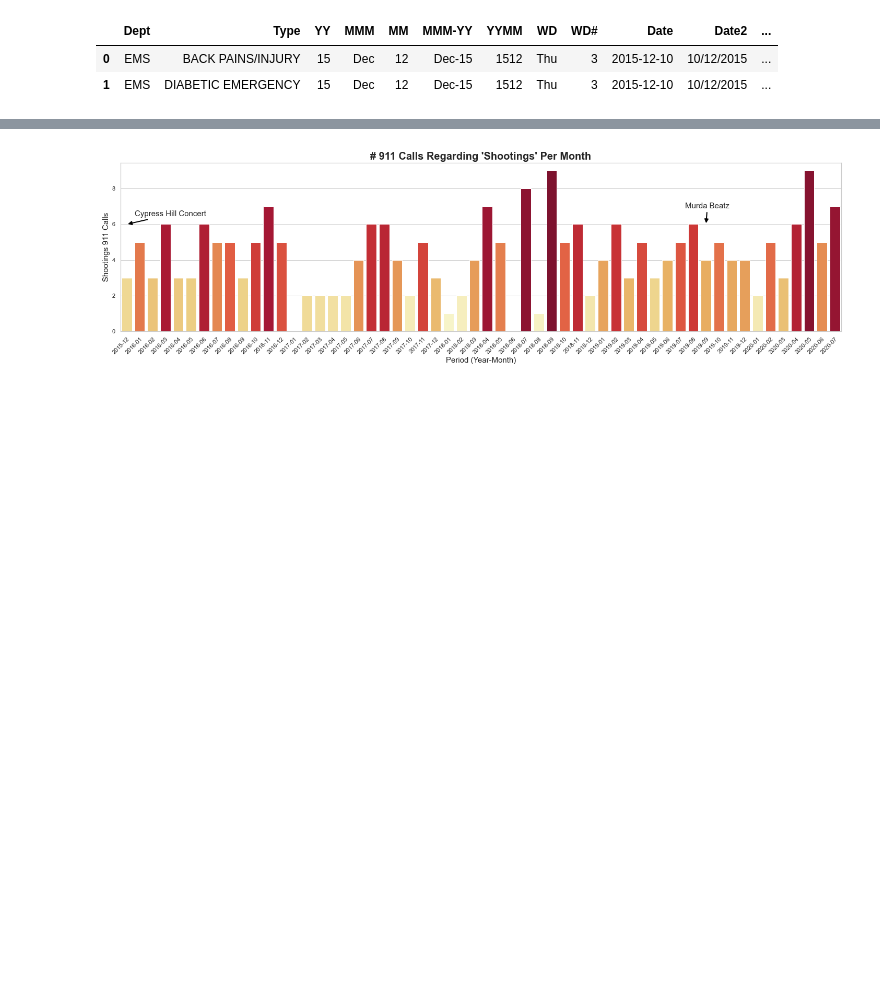
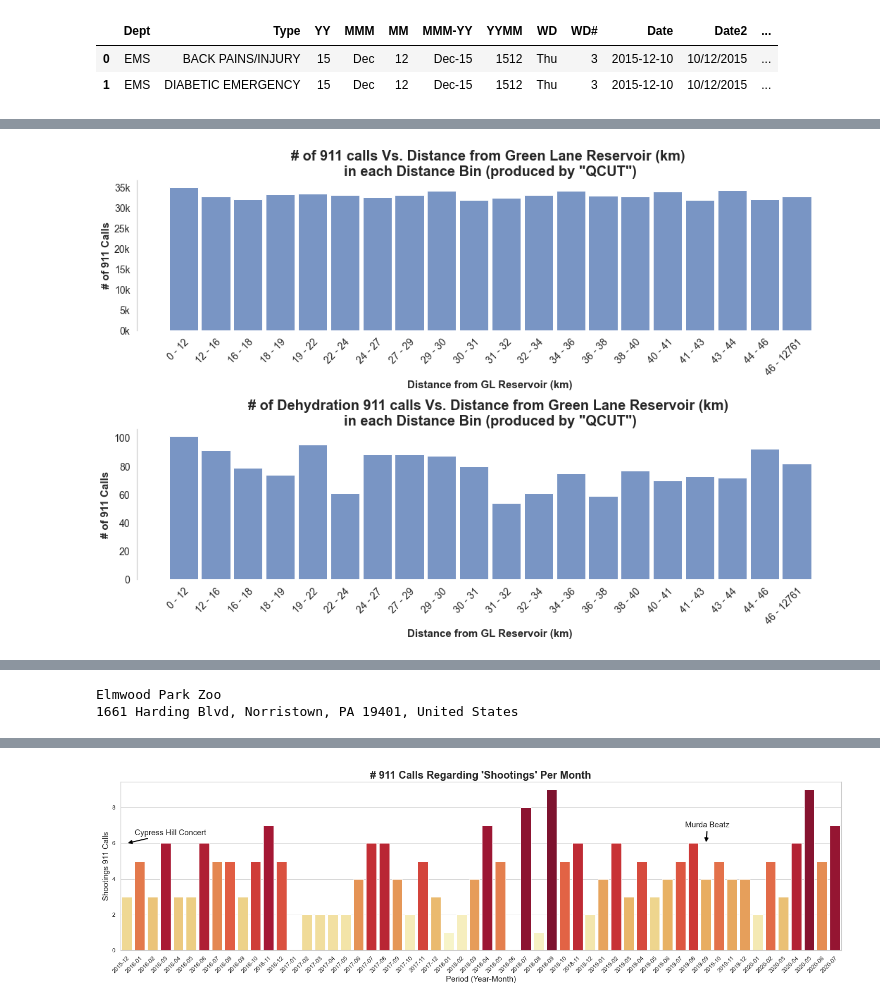
Before and after one commit to ClodettaV/Team_challenge_1, a Jupyter notebook: Dans_Part.ipynb, the cells around one changed output, grey strips where cells are left out. Saved outputs shown, nothing was run; the diff lists cells and outputs as text; code cells hidden in the pictures; blank space fills up the shorter version.

```diff
--- a/Dans_Part.ipynb
+++ b/Dans_Part.ipynb
@@ -633,0 +576,60 @@ mpld3.display()
+# %%
+fig6, axes = plt.subplots(2,figsize=(15,10))
+ax5 = axes[0]
+ax6 = axes[1]
+
+axes[0].grid(False)
+
+axes[0]=sns.histplot(Distances_df,ax=axes[0], x="km from Reservoir bin",shrink=0.9, discrete=True,fill=True)
+
+
+axes[0].set_title('# of 911 calls Vs. Distance from Green Lane Reservoir (km) \nin each Distance Bin (produced by "QCUT")',
+             fontdict ={
+                 'fontsize': 20,
+                 'fontweight' : 'bold'
+                         })
+
+axes[0].set_xlabel(f"Distance from GL Reservoir (km)",size=15,fontweight='bold')
+
+axes[0].set_ylabel(f"# of 911 Calls",size=15,fontweight='bold')
+
+axes[0].set_xticklabels(labels1,rotation=45,ha="right",rotation_mode='anchor',fontdict={'fontsize':14})
+
+yticks=ax5.get_yticks()
+axes[0].set_yticklabels(['{:,.0f}k'.format(x/1000)  for x in yticks],fontdict={'fontsize':14})
+
+#sns.despine(left=False, bottom=True)
+
+
+
+Dehydration_df=Distances_df.loc[Distances_df["Type"]=="DEHYDRATION"]
+
+ax6.grid(False)
+
+ax6=sns.histplot(Dehydration_df, x="km from Reservoir bin",shrink=0.9, discrete=True,fill=True)
+
+
+ax6.set_title('# of Dehydration 911 calls Vs. Distance from Green Lane Reservoir (km) \nin each Distance Bin (produced by "QCUT")',
+             fontdict ={
+                 'fontsize': 20,
+                 'fontweight' : 'bold'
+                         })
+
+ax6.set_xlabel(f"Distance from GL Reservoir (km)",size=15,fontweight='bold')
+
+ax6.set_ylabel(f"# of 911 Calls",size=15,fontweight='bold')
+
+ax6.set_xticklabels(labels1,rotation=45,ha="right",rotation_mode='anchor',fontdict={'fontsize':14})
+
+yticks2=ax6.get_yticks()
+ax6.set_yticklabels(['{:,.0f}'.format(x)  for x in yticks2],fontdict={'fontsize':14})
+
+sns.despine(left=False, bottom=True)
+
+
+fig6.tight_layout()
+
+plt.show()
+mpld3.display()
+# %% [output]
+[figure, added]
@@ -633,0 +637,19 @@ mpld3.display()
+# %%
+my_phrase = "zoo in montgomery county pa"
+target_url = "https://maps.googleapis.com/maps/api/place/textsearch/json"
+
+params = {
+    "query": my_phrase,
+    "key": gkey
+}
+
+
+
+response = requests.get(target_url, params).json()
+print(response["results"][0]["name"])
+print(response["results"][0]["formatted_address"])
+Lat_Zoo=response["results"][0]["geometry"]["location"]["lat"]
+Lon_Zoo=response["results"][0]["geometry"]["location"]["lng"]
+# %% [output]
+Elmwood Park Zoo
+1661 Harding Blvd, Norristown, PA 19401, United States
```
Also changed, not shown: parts of 19 cells of this notebook, 3 other files.
